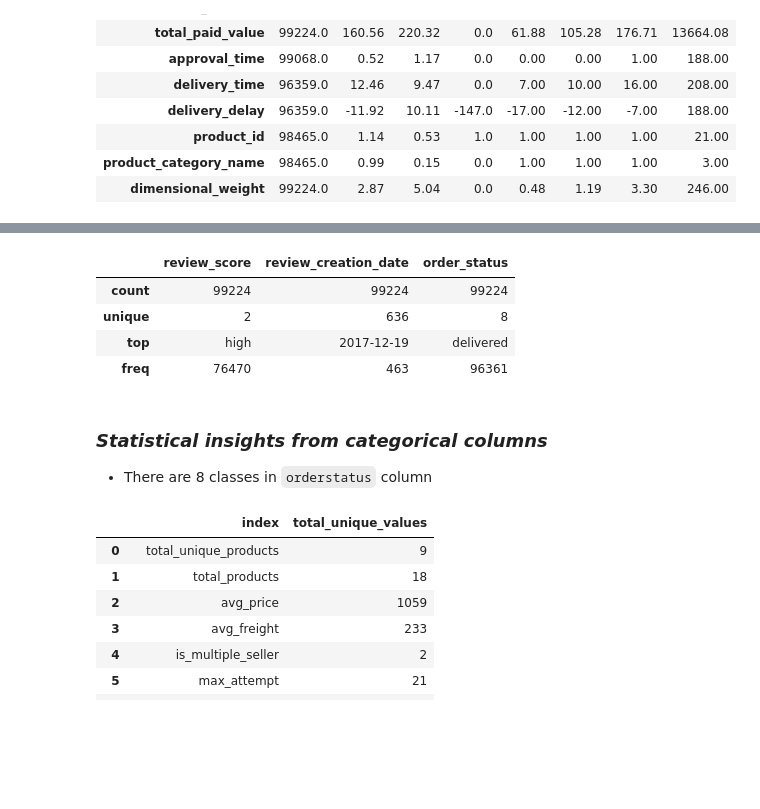
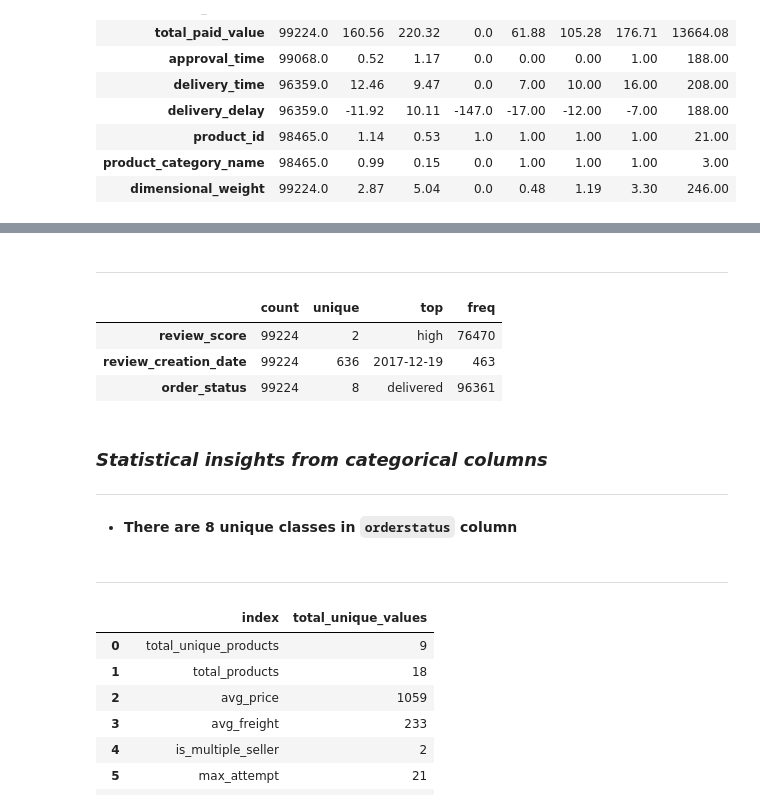
Before and after one commit to IamRaNo/my-personal-projects, a Jupyter notebook: olist review analysis/notebooks/03_pandas_analysis.ipynb, the cells around one changed output, grey strips where cells are left out. Saved outputs shown, nothing was run; the diff lists cells and outputs as text; code cells hidden in the pictures; blank space fills up the shorter version.

```diff
--- a/olist review analysis/notebooks/03_pandas_analysis.ipynb
+++ b/olist review analysis/notebooks/03_pandas_analysis.ipynb
@@ -89,15 +91,18 @@ data.describe().round(2).T
+# %% [markdown]
+***
 # %%
-data.describe(include='object')
+data.describe(include='object').T
 # %% [output]
-|  | review_score | review_creation_date | order_status |
-| count | 99224 | 99224 | 99224 |
-| unique | 2 | 636 | 8 |
-| top | high | 2017-12-19 | delivered |
-| freq | 76470 | 463 | 96361 |
+|  | count | unique | top | freq |
+| review_score | 99224 | 2 | high | 76470 |
+| review_creation_date | 99224 | 636 | 2017-12-19 | 463 |
+| order_status | 99224 | 8 | delivered | 96361 |
 # %% [markdown]
 ### ***Statistical insights from categorical columns***
-
-- There are 8 classes in `orderstatus` column
+***
+- **There are 8 unique classes in `orderstatus` column**
+# %% [markdown]
+***
 # %%
 data.select_dtypes(include='number').nunique().reset_index(name = 'total_unique_values')
 # %% [output]
```
Also changed, not shown: parts of 59 cells of this notebook, 1 other file.
